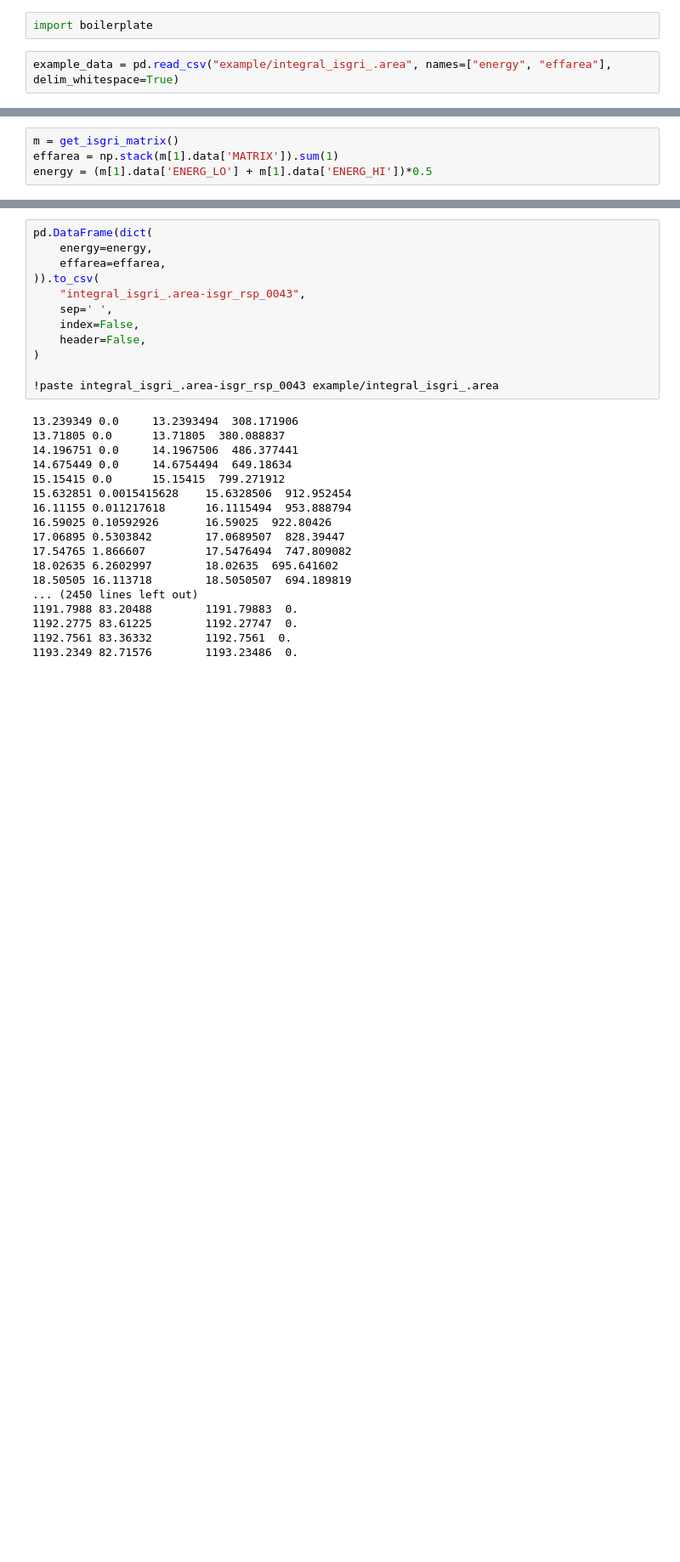
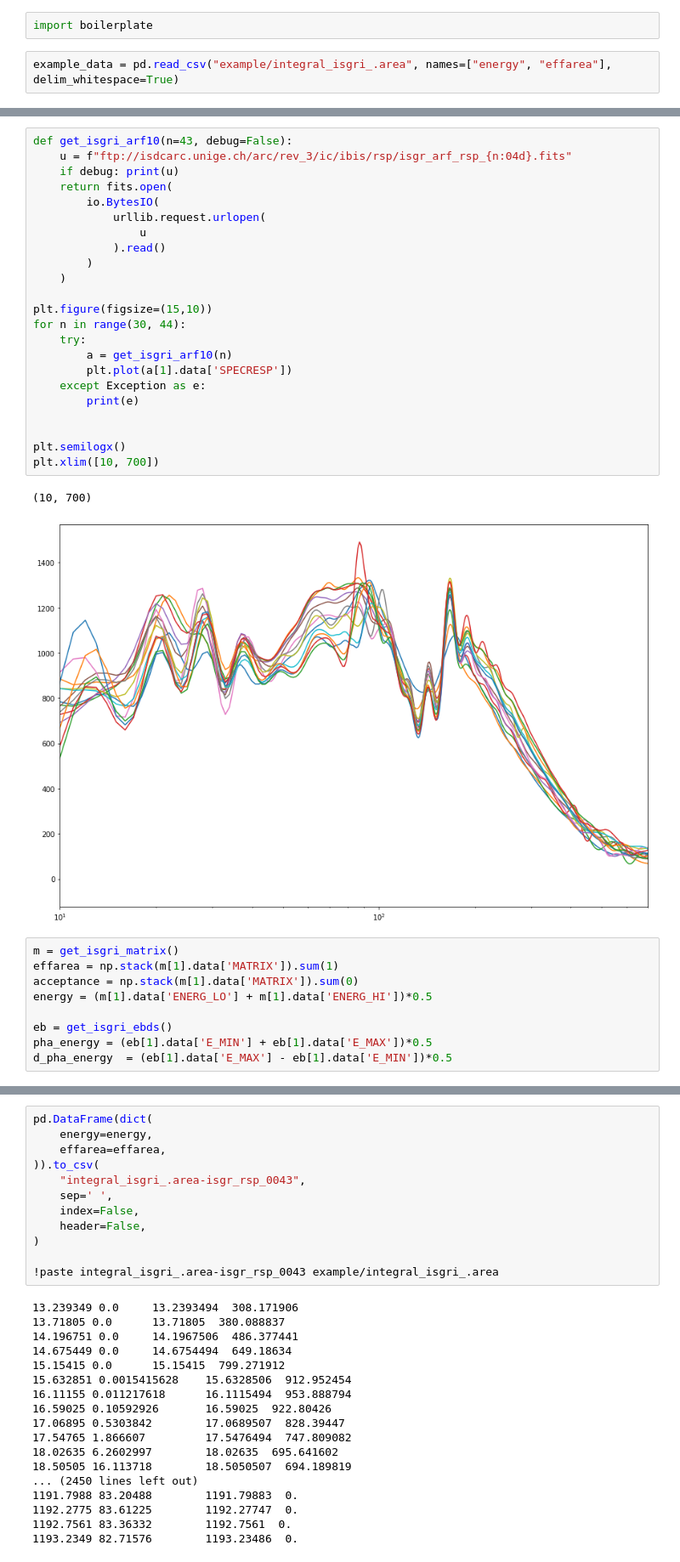
Before and after one commit to volodymyrss/integral-pimms-data, a Jupyter notebook: derive-integral-data.ipynb, the cells around one changed output, grey strips where cells are left out. Shown: that part at 85% size. Saved outputs shown, nothing was run; the diff lists cells and outputs as text; blank space fills up the shorter version.

```diff
--- a/derive-integral-data.ipynb
+++ b/derive-integral-data.ipynb
@@ -22,7 +50,38 @@ def get_isgri_matrix(n=43):
+# %%
+def get_isgri_arf10(n=43, debug=False):
+    u = f"ftp://isdcarc.unige.ch/arc/rev_3/ic/ibis/rsp/isgr_arf_rsp_{n:04d}.fits"
+    if debug: print(u)
+    return fits.open(
+        io.BytesIO(
+            urllib.request.urlopen(
+                u
+            ).read()
+        )
+    )
+
+plt.figure(figsize=(15,10))
+for n in range(30, 44):
+    try:
+        a = get_isgri_arf10(n)
+        plt.plot(a[1].data['SPECRESP'])
+    except Exception as e:
+        print(e)
+
+
+plt.semilogx()
+plt.xlim([10, 700])
+# %% [output]
+(10, 700)
+[figure, added]
 # %%
 m = get_isgri_matrix()
 effarea = np.stack(m[1].data['MATRIX']).sum(1)
+acceptance = np.stack(m[1].data['MATRIX']).sum(0)
 energy = (m[1].data['ENERG_LO'] + m[1].data['ENERG_HI'])*0.5
+
+eb = get_isgri_ebds()
+pha_energy = (eb[1].data['E_MIN'] + eb[1].data['E_MAX'])*0.5
+d_pha_energy  = (eb[1].data['E_MAX'] - eb[1].data['E_MIN'])*0.5
 # %%
 plt.figure(figsize=(15, 10))
 
```
Also changed, not shown: parts of 3 cells of this notebook, 2 other files.
